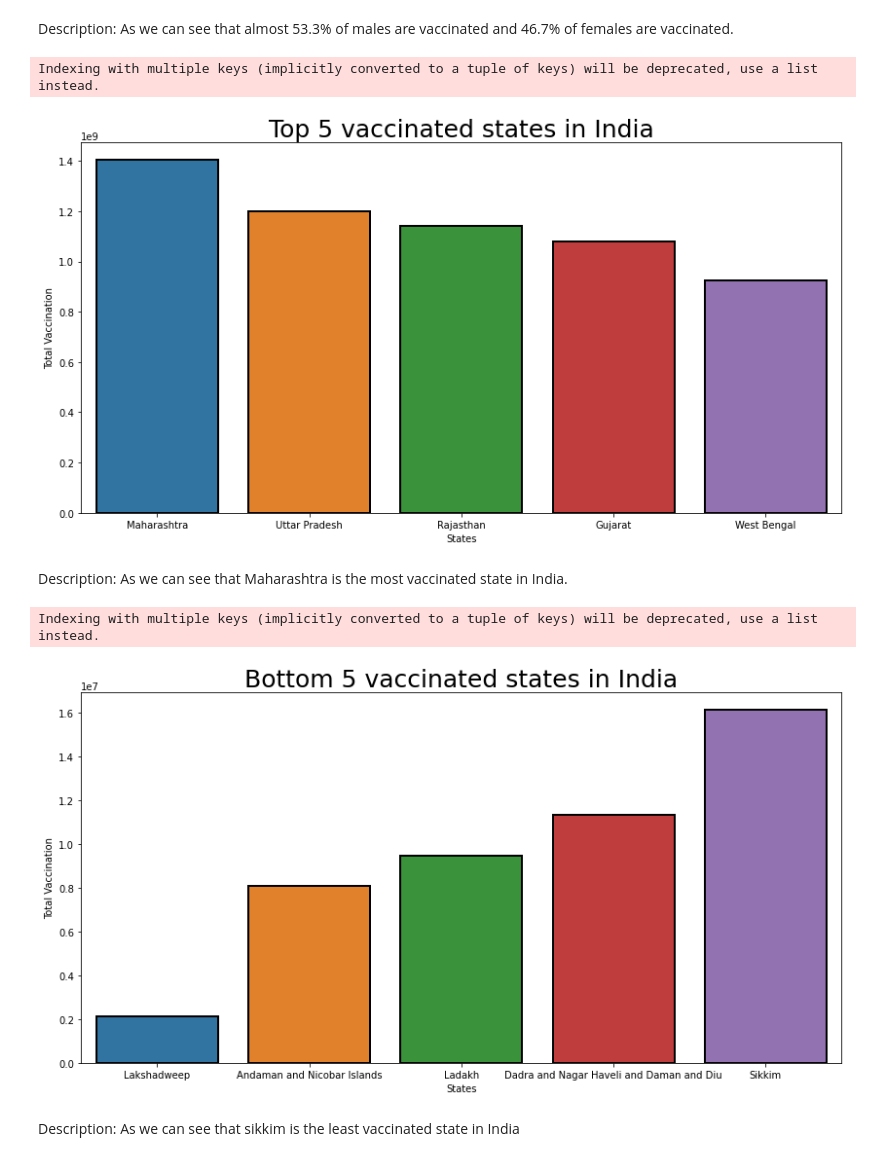
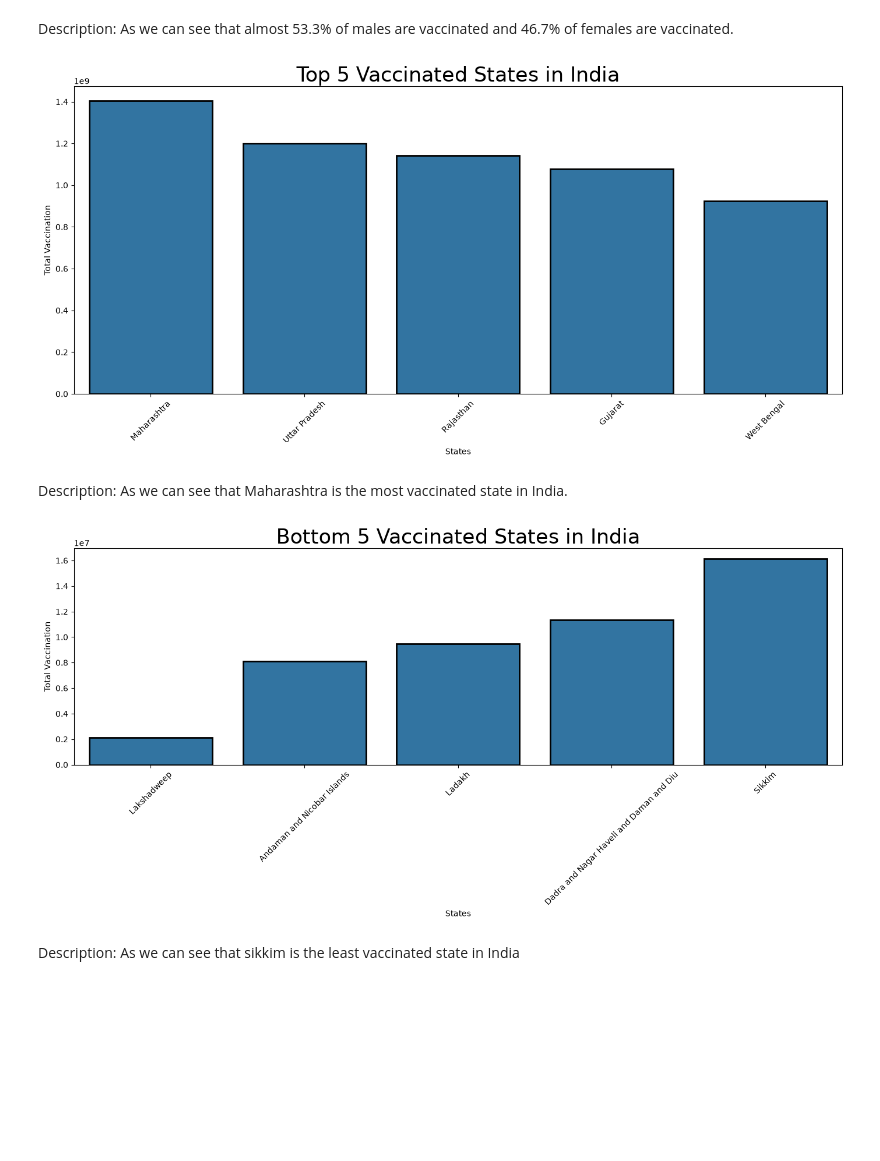
Before and after one commit to tk0860105-commits/Data-Analytics-Projects, a Jupyter notebook: Covid 19 Analysis.ipynb, the cells around one changed output. Saved outputs shown, nothing was run; the diff lists cells and outputs as text; code cells hidden in the pictures; blank space fills up the shorter version.

```diff
--- a/Covid 19 Analysis.ipynb
+++ b/Covid 19 Analysis.ipynb
@@ -204,30 +201,64 @@ ValueError: Mime type rendering requires nbformat>=4.2.0 but it is not installed
 # %% [markdown]
 Description: As we can see that almost 53.3% of males are vaccinated and 46.7% of females are vaccinated.
 # %%
-#Top 5 vaccinated states in India
-top_5_vac_states = vaccine.groupby('State')['Total', 'Date'].sum().sort_values('Total', ascending = False).reset_index()
-fig = plt.figure(figsize = (14,7))
-ax = sns.barplot(top_5_vac_states[:5], x = 'State', y = 'Total', linewidth = 2, edgecolor = 'black')
-plt.title("Top 5 vaccinated states in India", size = 25)
+
+# Top 5 vaccinated states in India
+
+top_5_vac_states = (
+    vaccine.groupby('State')['Total']
+    .sum()
+    .sort_values(ascending=False)
+    .reset_index()
+)
+
+fig = plt.figure(figsize=(14, 7))
+
+ax = sns.barplot(
+    data=top_5_vac_states.head(5),
+    x='State',
+    y='Total',
+    linewidth=2,
+    edgecolor='black'
+)
+
+plt.title("Top 5 Vaccinated States in India", size=25)
 plt.xlabel("States")
 plt.ylabel("Total Vaccination")
+plt.xticks(rotation=45)
+plt.tight_layout()
 plt.show()
 # %% [output]
-Indexing with multiple keys (implicitly converted to a tuple of keys) will be deprecated, use a list instead.
-[figure, old version]
+[figure, new version]
 # %% [markdown]
 Description: As we can see that Maharashtra is the most vaccinated state in India.
 # %%
-#Bottom 5 vaccinated states in India
-bottom_5_vac_states = vaccine.groupby('State')['Total', 'Date'].sum().sort_values('Total', ascending = True).reset_index()
-fig = plt.figure(figsize = (14,7))
-ax = sns.barplot(bottom_5_vac_states[:5], x = 'State', y = 'Total', linewidth = 2, edgecolor = 'black')
-plt.title("Bottom 5 vaccinated states in India", size = 25)
+
+# Bottom 5 vaccinated states in India
+
+bottom_5_vac_states = (
+    vaccine.groupby('State')['Total']
+    .sum()
+    .sort_values(ascending=True)
+    .reset_index()
+)
+
+fig = plt.figure(figsize=(14, 7))
+
+ax = sns.barplot(
+    data=bottom_5_vac_states.head(5),
+    x='State',
+    y='Total',
+    linewidth=2,
+    edgecolor='black'
+)
+
+plt.title("Bottom 5 Vaccinated States in India", size=25)
 plt.xlabel("States")
 plt.ylabel("Total Vaccination")
+plt.xticks(rotation=45)
+plt.tight_layout()
 plt.show()
 # %% [output]
-Indexing with multiple keys (implicitly converted to a tuple of keys) will be deprecated, use a list instead.
-[figure, old version]
+[figure, new version]
 # %% [markdown]
 Description: As we can see that sikkim is the least vaccinated state in India
```
Also changed, not shown: parts of 1 cell of this notebook.
